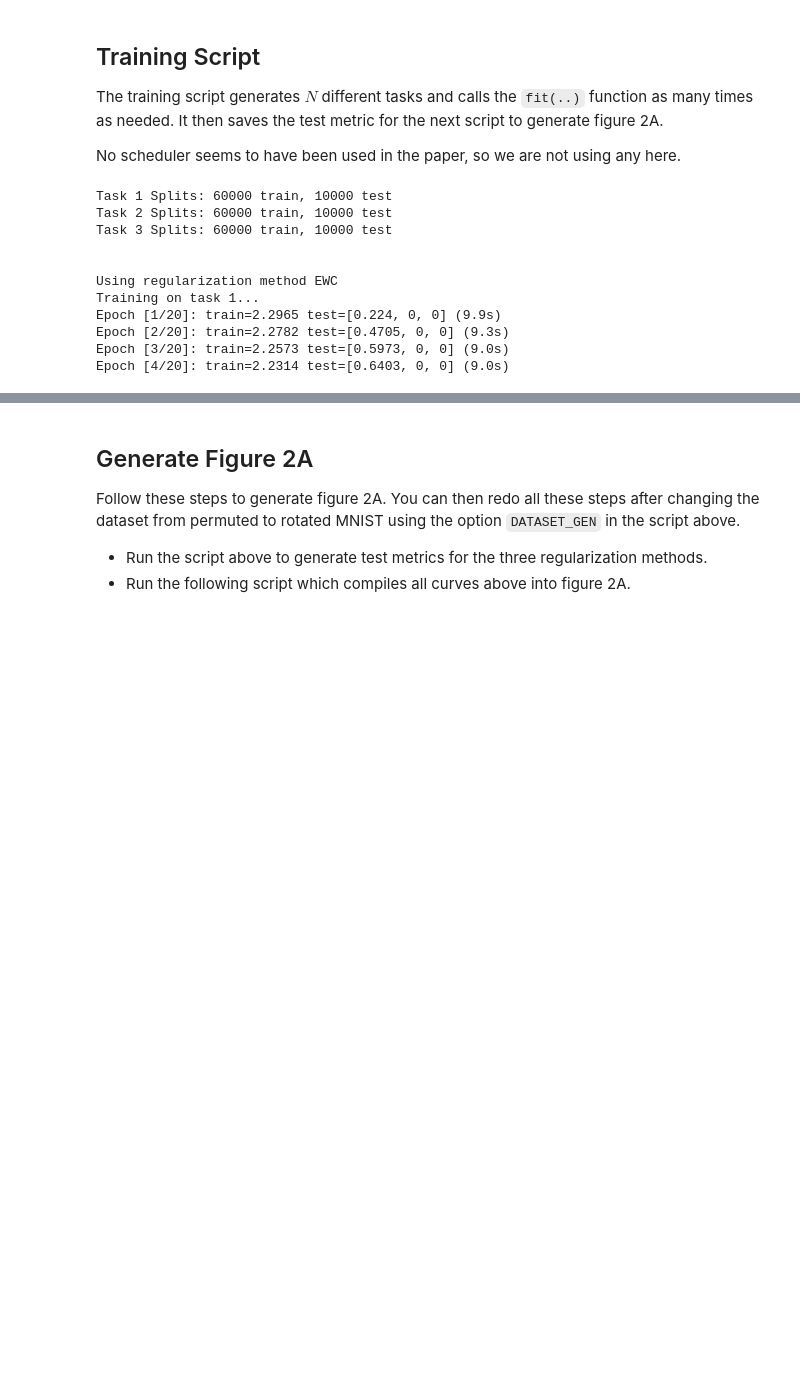
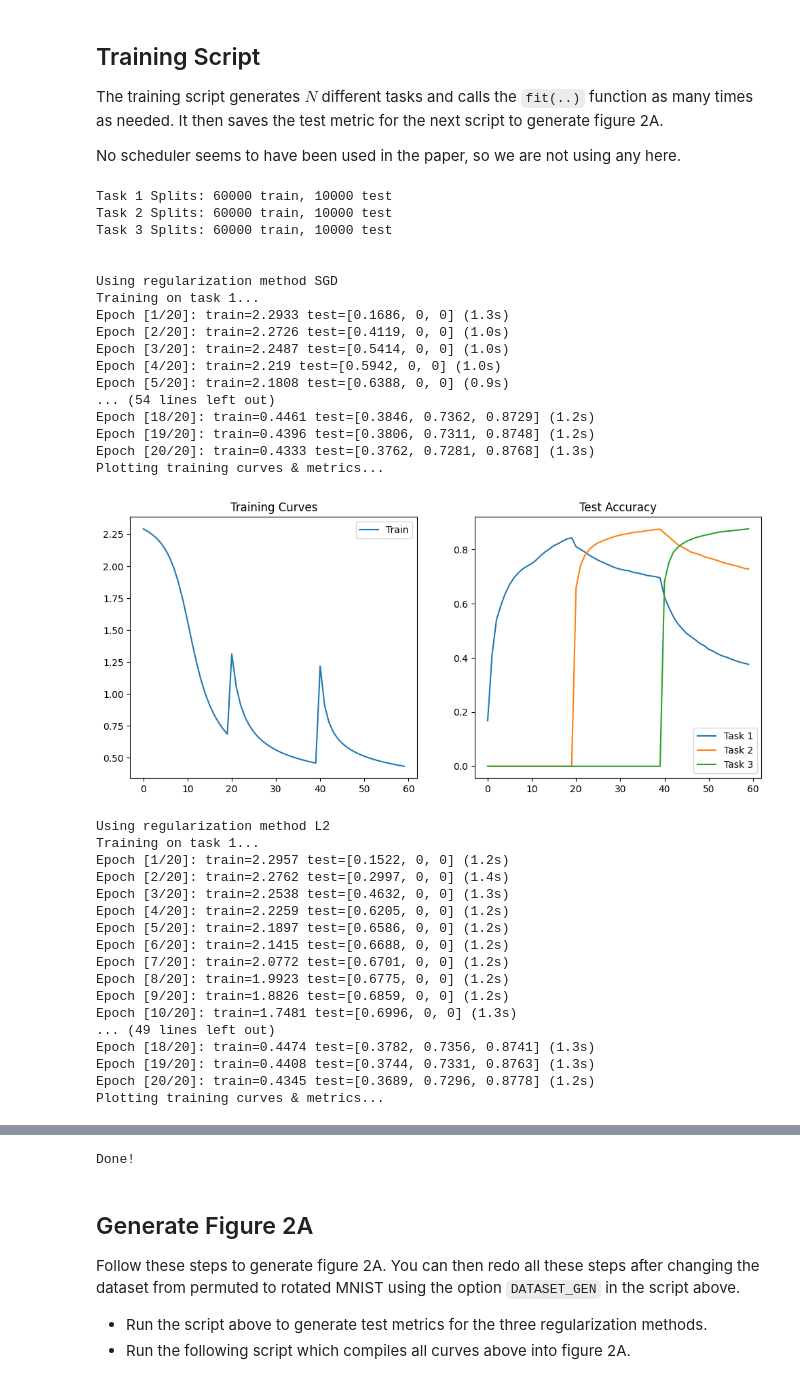
Before and after one commit to Indyuce/ml_reproducibility_project, a Jupyter notebook: fig_2a.ipynb, the cells around one changed output, grey strips where cells are left out. Cells and saved outputs as stored; diff of their text form; code cells hidden in the pictures; blank space fills up the shorter version.

```diff
--- a/fig_2a.ipynb
+++ b/fig_2a.ipynb
@@ -465,10 +441,10 @@ No scheduler seems to have been used in the paper, so we are not using any here.
 #################################################################################
 N_EPOCHS    = 20
 N_TASKS     = 3
-DATASET_GEN = generate_permuted_mnist
+DATASET_GEN = generate_rotated_mnist
 REGUL_TYPES = [
-    #'SGD',
-    #'L2',
+    'SGD',
+    'L2',
     'EWC',
 ]
 PLOT_CURVES = True
@@ -498,28 +474,23 @@ for REGUL_TYPE in REGUL_TYPES:
         raise Exception('Invalid regularization')
 
     full_train_losses    = []
-    #full_val_losses      = []
     full_test_accuracies = [[] for _ in range(N_TASKS)]
 
     # Index of current task. In between these tasks (loop iterations), the
     # is model NOT reset. This corresponds to the column index in figure 2A
     penalties = []
     for i_task in range(N_TASKS):
-
-        # Get tasks
         train_dataloader = train_dataloaders[i_task]
-        #val_dataloader = val_dataloaders[i_task]
         print(f'Training on task {i_task + 1}...')
 
-        if REGUL_TYPE == 'EWC':
+        if REGUL_TYPE == 'EWC' and i_task > 0:
             penalties.append(EWC(model, dataset=train_dataloaders[i_task]).penalty) # Add one regularization per task, as proposed by Kirkpatrick et al.
-            criterion = generate_ewc_loss(penalties, 10) # At every new task the model sees, the loss function needs to be updated.
+            criterion = generate_ewc_loss(penalties, 100) # At every new task the model sees, the loss function needs to be updated.
 
         # Fit on task
         train_losses, test_accuracies = fit(
             model=model,
             train_dataloader=train_dataloader,
-            #val_dataloader=val_dataloader,
             test_dataloaders=test_dataloaders,
             optimizer=optimizer,
             scheduler=None,
@@ -530,7 +501,6 @@ for REGUL_TYPE in REGUL_TYPES:
         )
 
         full_train_losses += train_losses
-        #full_val_losses += val_losses
         for task_idx in range(N_TASKS):
             full_test_accuracies[task_idx] += test_accuracies[task_idx]
 
@@ -540,36 +510,59 @@ for REGUL_TYPE in REGUL_TYPES:
     #np.save(f'{REGUL_TYPE}_val_loss.npy', full_val_losses)
     np.save(f'2a_{REGUL_TYPE}_test_accuracy.npy', np.array(full_test_accuracies))
 
     if PLOT_CURVES:
 
         # Plot metrics wrt epoch index
         print('Plotting training curves & metrics...')
         fig, axs = plt.subplots(1, 2, figsize=(12, 5))
 
         # Plot training and validation losses
         axs[0].plot(full_train_losses, label='Train')
-        #axs[0].plot(full_val_losses, label='Validation')
         axs[0].legend()
         axs[0].set_title('Training Curves')
 
         # Plot test accuracy
         for task_idx in range(N_TASKS):
             axs[1].plot(full_test_accuracies[task_idx], label=f'Task {task_idx + 1}')
         axs[1].legend()
         axs[1].set_title('Test Accuracy')
 
         plt.show()
 
 print('Done!');
 # %% [output]
 Task 1 Splits: 60000 train, 10000 test
 Task 2 Splits: 60000 train, 10000 test
 Task 3 Splits: 60000 train, 10000 test
 
 
-Using regularization method EWC
+Using regularization method SGD
 Training on task 1...
-Epoch [1/20]: train=2.2965 test=[0.224, 0, 0] (9.9s)
-Epoch [2/20]: train=2.2782 test=[0.4705, 0, 0] (9.3s)
-Epoch [3/20]: train=2.2573 test=[0.5973, 0, 0] (9.0s)
-Epoch [4/20]: train=2.2314 test=[0.6403, 0, 0] (9.0s)
+Epoch [1/20]: train=2.2933 test=[0.1686, 0, 0] (1.3s)
+Epoch [2/20]: train=2.2726 test=[0.4119, 0, 0] (1.0s)
+Epoch [3/20]: train=2.2487 test=[0.5414, 0, 0] (1.0s)
+Epoch [4/20]: train=2.219 test=[0.5942, 0, 0] (1.0s)
+Epoch [5/20]: train=2.1808 test=[0.6388, 0, 0] (0.9s)
+... (54 lines left out)
+Epoch [18/20]: train=0.4461 test=[0.3846, 0.7362, 0.8729] (1.2s)
+Epoch [19/20]: train=0.4396 test=[0.3806, 0.7311, 0.8748] (1.2s)
+Epoch [20/20]: train=0.4333 test=[0.3762, 0.7281, 0.8768] (1.3s)
+Plotting training curves & metrics...
+[figure, added]
+Using regularization method L2
+Training on task 1...
+Epoch [1/20]: train=2.2957 test=[0.1522, 0, 0] (1.2s)
+Epoch [2/20]: train=2.2762 test=[0.2997, 0, 0] (1.4s)
+Epoch [3/20]: train=2.2538 test=[0.4632, 0, 0] (1.3s)
+Epoch [4/20]: train=2.2259 test=[0.6205, 0, 0] (1.2s)
+Epoch [5/20]: train=2.1897 test=[0.6586, 0, 0] (1.2s)
+Epoch [6/20]: train=2.1415 test=[0.6688, 0, 0] (1.2s)
+Epoch [7/20]: train=2.0772 test=[0.6701, 0, 0] (1.2s)
+Epoch [8/20]: train=1.9923 test=[0.6775, 0, 0] (1.2s)
+Epoch [9/20]: train=1.8826 test=[0.6859, 0, 0] (1.2s)
+Epoch [10/20]: train=1.7481 test=[0.6996, 0, 0] (1.3s)
+... (49 lines left out)
+Epoch [18/20]: train=0.4474 test=[0.3782, 0.7356, 0.8741] (1.3s)
+Epoch [19/20]: train=0.4408 test=[0.3744, 0.7331, 0.8763] (1.3s)
+Epoch [20/20]: train=0.4345 test=[0.3689, 0.7296, 0.8778] (1.2s)
+Plotting training curves & metrics...
@@ -576,3 +588,4 @@ Epoch [4/20]: train=2.2314 test=[0.6403, 0, 0] (9.0s)
+Done!
 # %% [markdown]
 ## Generate Figure 2A
 
```
Also changed, not shown: parts of 6 cells of this notebook, 4 other files.
